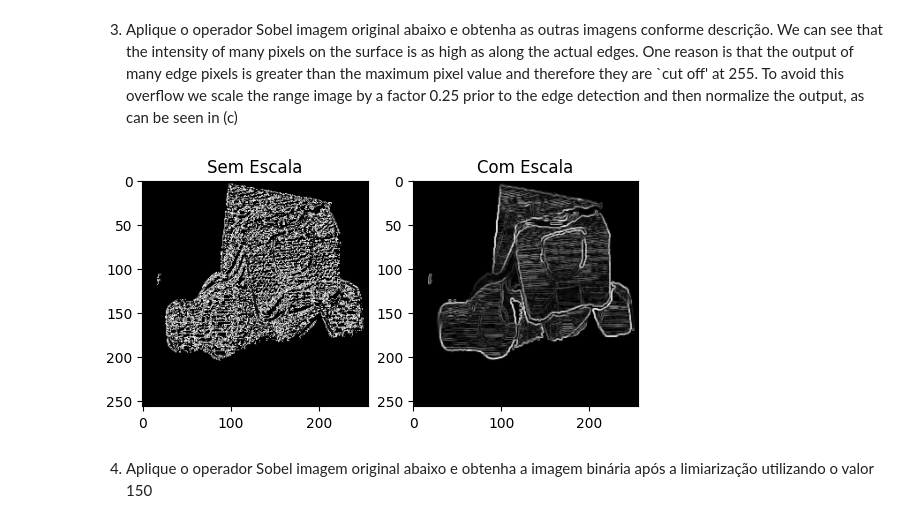
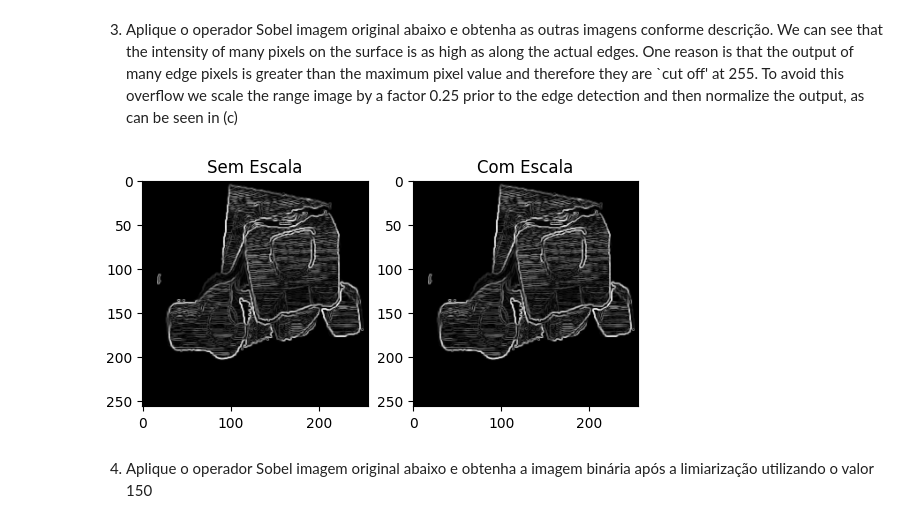
Before and after one commit to NicNaves/gsi058_t1_nicolasnaves, a Jupyter notebook: Lab05 - High pass filtering/Lab05.ipynb, the cells around one changed output. Saved outputs shown, nothing was run; the diff lists cells and outputs as text; code cells hidden in the pictures.

```diff
--- a/Lab05 - High pass filtering/Lab05.ipynb
+++ b/Lab05 - High pass filtering/Lab05.ipynb
@@ -125,38 +125,38 @@ def normalize_image(img):
 
 
 # Carrega a imagem original em escala de cinza
 img = cv2.imread('ren1.png',cv2.IMREAD_GRAYSCALE)
 
 #Definir as máscaras Sobel para detecção de bordas
 Sobel_x = np.array([[-1, 0, 1], [-2, 0, 2], [-1, 0, 1]])
 Sobel_y = np.array([[-1, -2, -1], [0, 0, 0], [1, 2, 1]])
 
 #Aplicar as máscaras de Sobel para calcular as derivadas nas direções x e y
-img_x1 = cv2.filter2D(img, -1, Sobel_x)
-img_y1 = cv2.filter2D(img, -1, Sobel_y)
+img_x1 = cv2.filter2D(img, cv2.CV_64F, Sobel_x)
+img_y1 = cv2.filter2D(img, cv2.CV_64F, Sobel_y)
 
 #Calcular a magnitude das bordas
 mag = np.sqrt(img_x1**2 + img_y1**2)
 
 #scaled
 img = img*0.25
 
 #Aplicar as máscaras de Sobel para calcular as derivadas nas direções x e y
-img_x = cv2.filter2D(img, -1, Sobel_x)
-img_y = cv2.filter2D(img, -1, Sobel_y)
+img_x = cv2.filter2D(img, cv2.CV_64F, Sobel_x)
+img_y = cv2.filter2D(img, cv2.CV_64F, Sobel_y)
 
 #Calcular a magnitude das bordas
 mag2= np.sqrt(img_x**2 + img_y**2)
 mag2=normalize_image(mag2)
 
 # Mostra as imagens resultantes
 plt.subplot(1, 2, 1), plt.imshow(mag, cmap='gray')
 plt.title('Sem Escala')
 plt.subplot(1, 2, 2), plt.imshow(mag2, cmap='gray')
 plt.title('Com Escala')
 plt.show()
 # %% [output]
-[figure, old version]
+[figure, new version]
 # %% [markdown]
 4) Aplique o operador Sobel imagem original abaixo e obtenha a imagem binária após a limiarização utilizando o valor 150
 # %%
```
Also changed, not shown: parts of 2 cells of this notebook, 5 other files.
